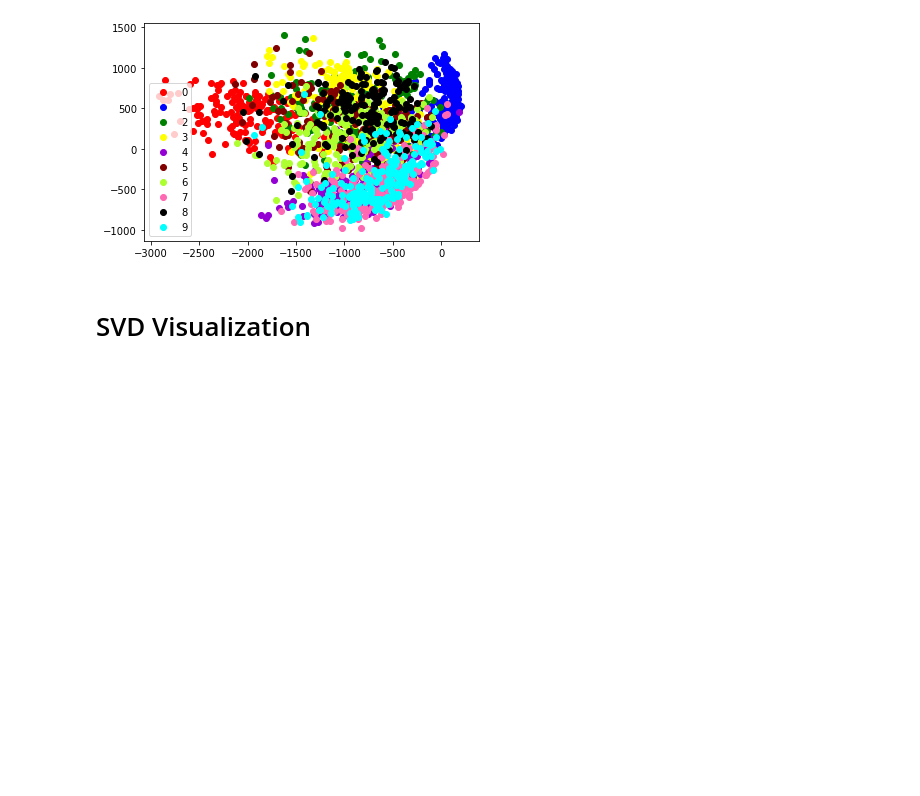
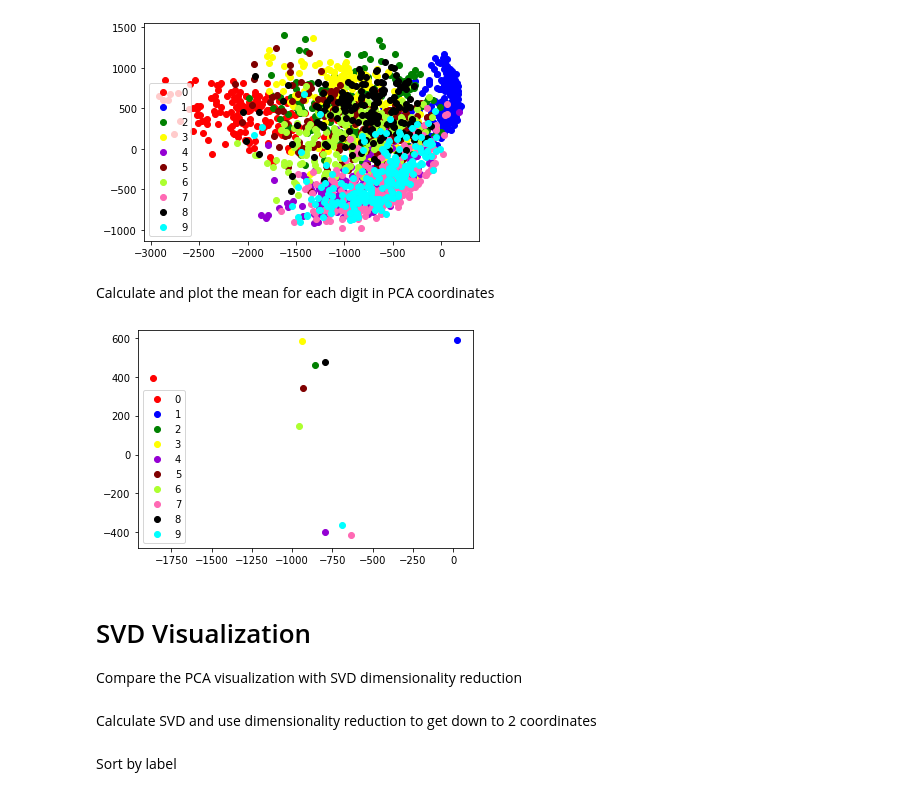
Before and after one commit to DanielY1783/mnist_svd, a Jupyter notebook: mnist.ipynb, the cells around one changed output. Saved outputs shown, nothing was run; the diff lists cells and outputs as text; code cells hidden in the pictures; blank space fills up the shorter version.

Commit message:
SVD visualization

```diff
--- a/mnist.ipynb
+++ b/mnist.ipynb
@@ -62,11 +62,11 @@ pca = pca[:, 0:2]
 # %% [markdown]
 Sort by label
 # %%
-pca_list= []
-y_list = []
+pca_list= [0] * 10
+y_list = [0] * 10
 for i in range(10):
-    pca_list.append(pca[y_train_sample2000 == i])
-    y_list.append(y_train_sample2000[y_train_sample2000 == i])
+    pca_list[i] = (pca[y_train_sample2000 == i])
+    y_list[i] = (y_train_sample2000[y_train_sample2000 == i])
 # %% [markdown]
 Plot each label separately on graph
 # %%
@@ -83,5 +83,29 @@ ax.legend()
 plt.show()
 # %% [output]
 [figure]
-# %% [markdown]
-# SVD Visualization
+# %% [markdown]
+Calculate and plot the mean for each digit in PCA coordinates
+# %%
+pca_mean_list = [0] * 10
+for i in range(10):
+    pca_mean_list[i] = np.mean(pca_list[i], axis=0)
+# %%
+COLORS = ["red", "blue", "green", "yellow", "darkviolet",
+          "maroon", "greenyellow", "hotpink", "black", "cyan"]
+fig, ax = plt.subplots()
+for i in range(10):
+    # Get the pca array corresponding to the current label
+    pca_current_label = pca_mean_list[i]
+    ax.scatter(pca_current_label[0], pca_current_label[1],
+               c=COLORS[i], label=str(i))
+
+ax.legend()
+plt.show()
+# %% [output]
+[figure, added]
+# %% [markdown]
+
+# SVD Visualization
+Compare the PCA visualization with SVD dimensionality reduction
+# %% [markdown]
+Calculate SVD and use dimensionality reduction to get down to 2 coordinates
@@ -87,0 +120,2 @@ plt.show()
+# %% [markdown]
+Sort by label
```
Also changed, not shown: parts of 7 cells of this notebook.
